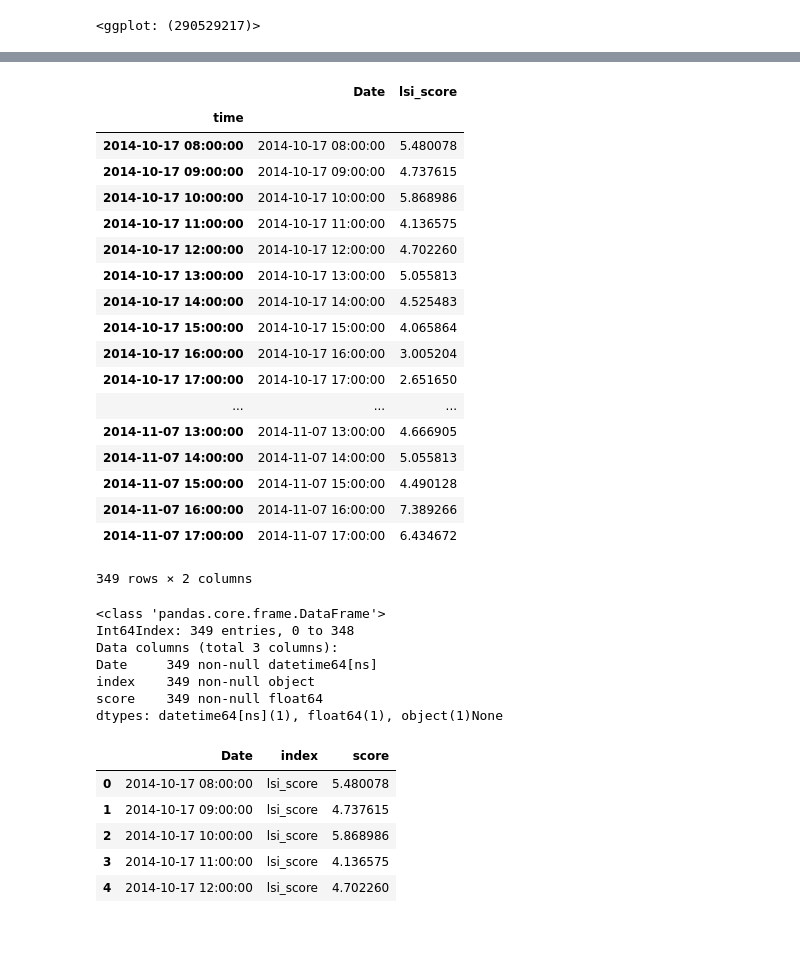
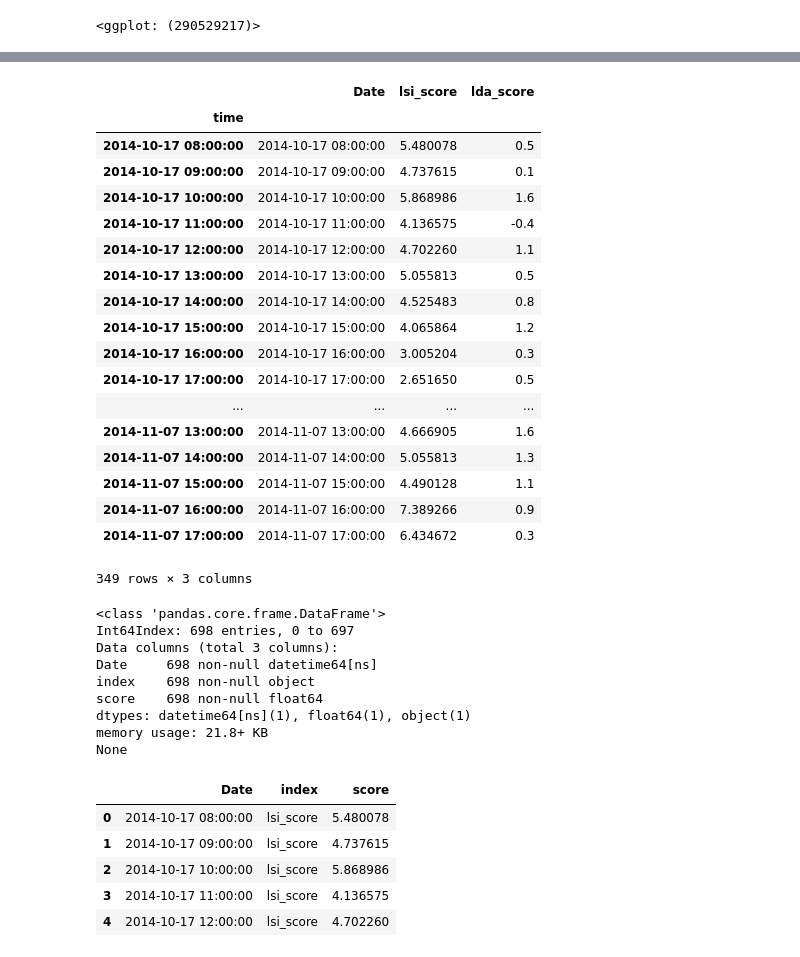
Before and after one commit to binaryaaron/words-and-markets, a Jupyter notebook: analysis/time_series.ipynb, the cells around one changed output, grey strips where cells are left out. Saved outputs shown, nothing was run; the diff lists cells and outputs as text; code cells hidden in the pictures.

```diff
--- a/analysis/time_series.ipynb
+++ b/analysis/time_series.ipynb
@@ -110,28 +71,28 @@ def dateConvert(df):
 # %%
 tweet_dates = dateConvert(tweet_data)
 tweet_dates.head()
-tweet_dates = tweet_dates[['Date','lsi_score']]
+tweet_dates = tweet_dates[['Date','lsi_score','lda_score']]
 tweet_dates
 # %% [output]
-|  | Date | lsi_score |
-| time |  |  |
-| 2014-10-17 08:00:00 | 2014-10-17 08:00:00 | 5.480078 |
-| 2014-10-17 09:00:00 | 2014-10-17 09:00:00 | 4.737615 |
-| 2014-10-17 10:00:00 | 2014-10-17 10:00:00 | 5.868986 |
-| 2014-10-17 11:00:00 | 2014-10-17 11:00:00 | 4.136575 |
-| 2014-10-17 12:00:00 | 2014-10-17 12:00:00 | 4.702260 |
-| 2014-10-17 13:00:00 | 2014-10-17 13:00:00 | 5.055813 |
-| 2014-10-17 14:00:00 | 2014-10-17 14:00:00 | 4.525483 |
-| 2014-10-17 15:00:00 | 2014-10-17 15:00:00 | 4.065864 |
-| 2014-10-17 16:00:00 | 2014-10-17 16:00:00 | 3.005204 |
-| 2014-10-17 17:00:00 | 2014-10-17 17:00:00 | 2.651650 |
-| ... | ... | ... |
-| 2014-11-07 13:00:00 | 2014-11-07 13:00:00 | 4.666905 |
-| 2014-11-07 14:00:00 | 2014-11-07 14:00:00 | 5.055813 |
-| 2014-11-07 15:00:00 | 2014-11-07 15:00:00 | 4.490128 |
-| 2014-11-07 16:00:00 | 2014-11-07 16:00:00 | 7.389266 |
-| 2014-11-07 17:00:00 | 2014-11-07 17:00:00 | 6.434672 |
+|  | Date | lsi_score | lda_score |
+| time |  |  |  |
+| 2014-10-17 08:00:00 | 2014-10-17 08:00:00 | 5.480078 | 0.5 |
+| 2014-10-17 09:00:00 | 2014-10-17 09:00:00 | 4.737615 | 0.1 |
+| 2014-10-17 10:00:00 | 2014-10-17 10:00:00 | 5.868986 | 1.6 |
+| 2014-10-17 11:00:00 | 2014-10-17 11:00:00 | 4.136575 | -0.4 |
+| 2014-10-17 12:00:00 | 2014-10-17 12:00:00 | 4.702260 | 1.1 |
+| 2014-10-17 13:00:00 | 2014-10-17 13:00:00 | 5.055813 | 0.5 |
+| 2014-10-17 14:00:00 | 2014-10-17 14:00:00 | 4.525483 | 0.8 |
+| 2014-10-17 15:00:00 | 2014-10-17 15:00:00 | 4.065864 | 1.2 |
+| 2014-10-17 16:00:00 | 2014-10-17 16:00:00 | 3.005204 | 0.3 |
+| 2014-10-17 17:00:00 | 2014-10-17 17:00:00 | 2.651650 | 0.5 |
+| ... | ... | ... | ... |
+| 2014-11-07 13:00:00 | 2014-11-07 13:00:00 | 4.666905 | 1.6 |
+| 2014-11-07 14:00:00 | 2014-11-07 14:00:00 | 5.055813 | 1.3 |
+| 2014-11-07 15:00:00 | 2014-11-07 15:00:00 | 4.490128 | 1.1 |
+| 2014-11-07 16:00:00 | 2014-11-07 16:00:00 | 7.389266 | 0.9 |
+| 2014-11-07 17:00:00 | 2014-11-07 17:00:00 | 6.434672 | 0.3 |
-349 rows × 2 columns
+349 rows × 3 columns
 # %%
 data = pd.melt(tweet_dates, id_vars='Date').dropna() # Here is the method I use to format the data in the long format. Please note the use of 'Date' as the id_vars.
 
@@ -141,12 +102,14 @@ print data.info()
 data.head()
 # %% [output]
 <class 'pandas.core.frame.DataFrame'>
-Int64Index: 349 entries, 0 to 348
+Int64Index: 698 entries, 0 to 697
 Data columns (total 3 columns):
-Date     349 non-null datetime64[ns]
-index    349 non-null object
-score    349 non-null float64
-dtypes: datetime64[ns](1), float64(1), object(1)None
+Date     698 non-null datetime64[ns]
+index    698 non-null object
+score    698 non-null float64
+dtypes: datetime64[ns](1), float64(1), object(1)
+memory usage: 21.8+ KB
+None
 |  | Date | index | score |
 | 0 | 2014-10-17 08:00:00 | lsi_score | 5.480078 |
 | 1 | 2014-10-17 09:00:00 | lsi_score | 4.737615 |
```
Also changed, not shown: parts of 22 cells of this notebook, 1 other file.
